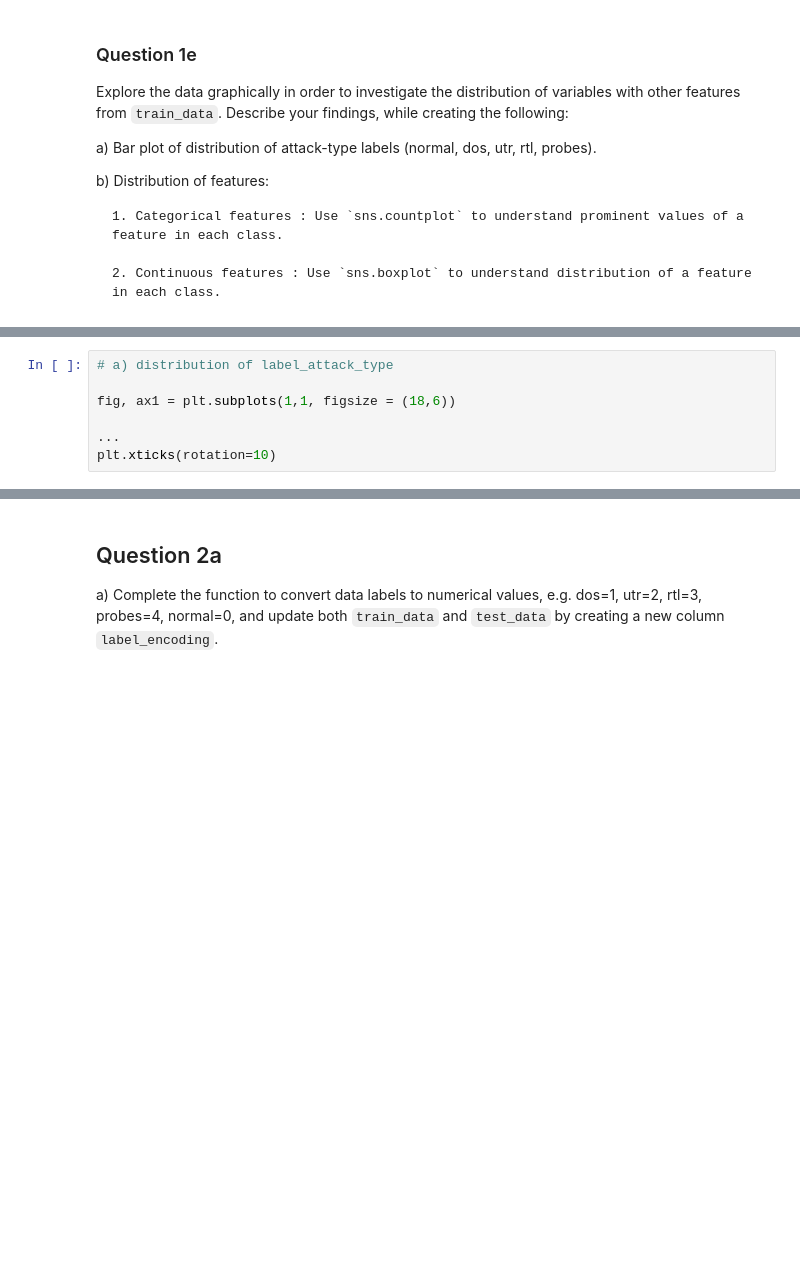
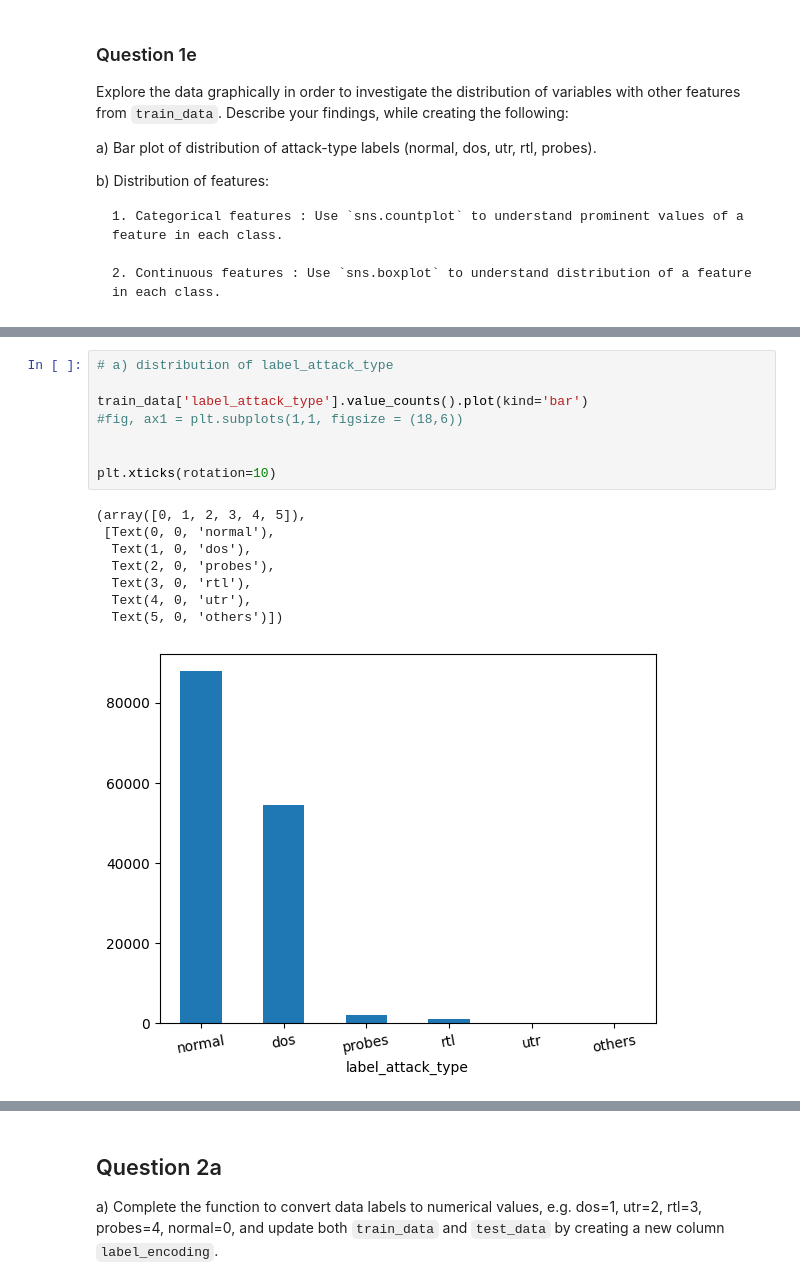
Before and after one commit to Cliffhanger9/Machine_learning-Assignments, a Jupyter notebook: Assignments/Assignment_2.ipynb, the cells around one changed output, grey strips where cells are left out. Saved outputs shown, nothing was run; the diff lists cells and outputs as text; blank space fills up the shorter version.

```diff
--- a/Assignments/Assignment_2.ipynb
+++ b/Assignments/Assignment_2.ipynb
@@ -228,7 +226,17 @@ b) Distribution of features:
 # %%
 # a) distribution of label_attack_type
 
-fig, ax1 = plt.subplots(1,1, figsize = (18,6))
+train_data['label_attack_type'].value_counts().plot(kind='bar')
+#fig, ax1 = plt.subplots(1,1, figsize = (18,6))
 
-...
+
 plt.xticks(rotation=10)
+# %% [output]
+(array([0, 1, 2, 3, 4, 5]),
+ [Text(0, 0, 'normal'),
+  Text(1, 0, 'dos'),
+  Text(2, 0, 'probes'),
+  Text(3, 0, 'rtl'),
+  Text(4, 0, 'utr'),
+  Text(5, 0, 'others')])
+[figure, added]
```
Also changed, not shown: parts of 53 cells of this notebook.
